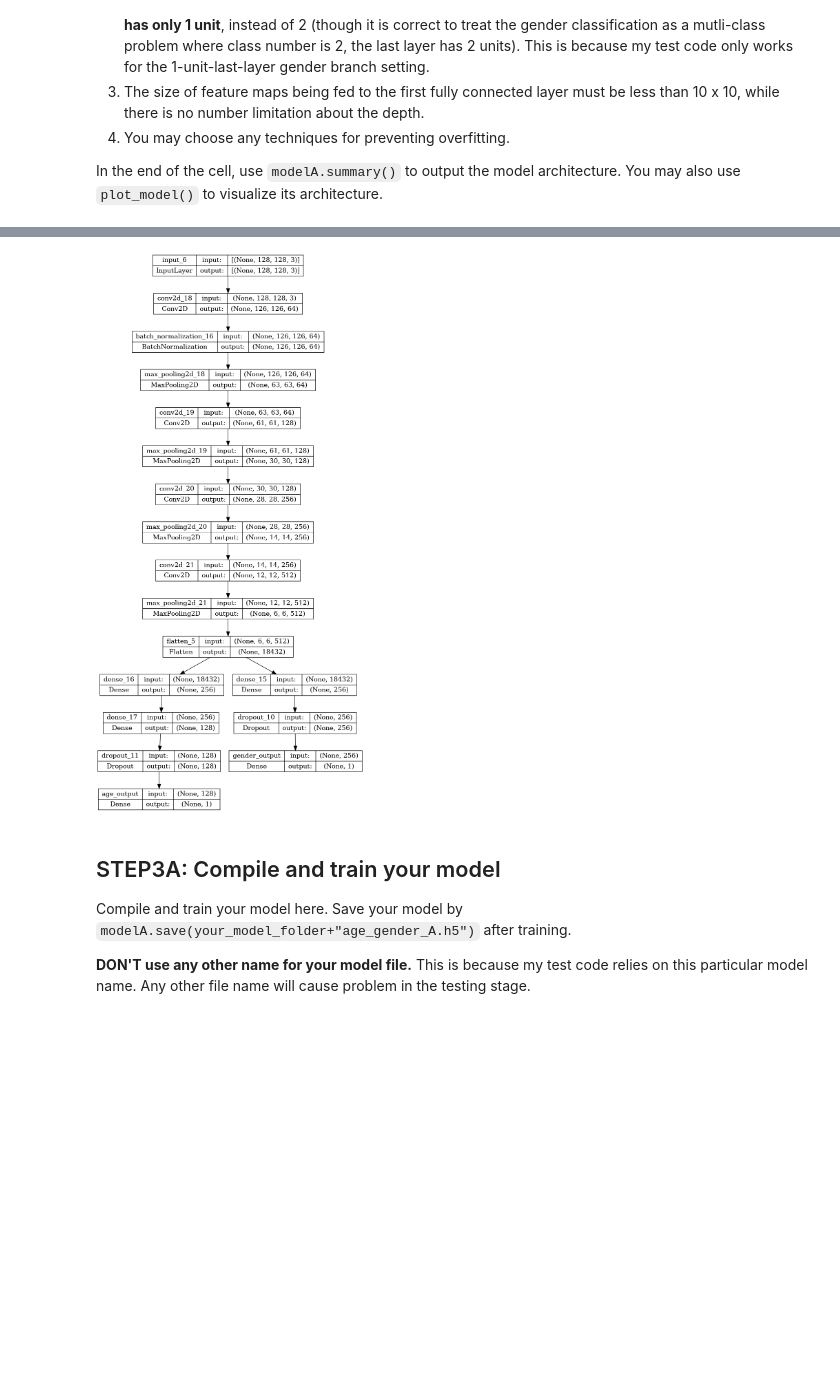
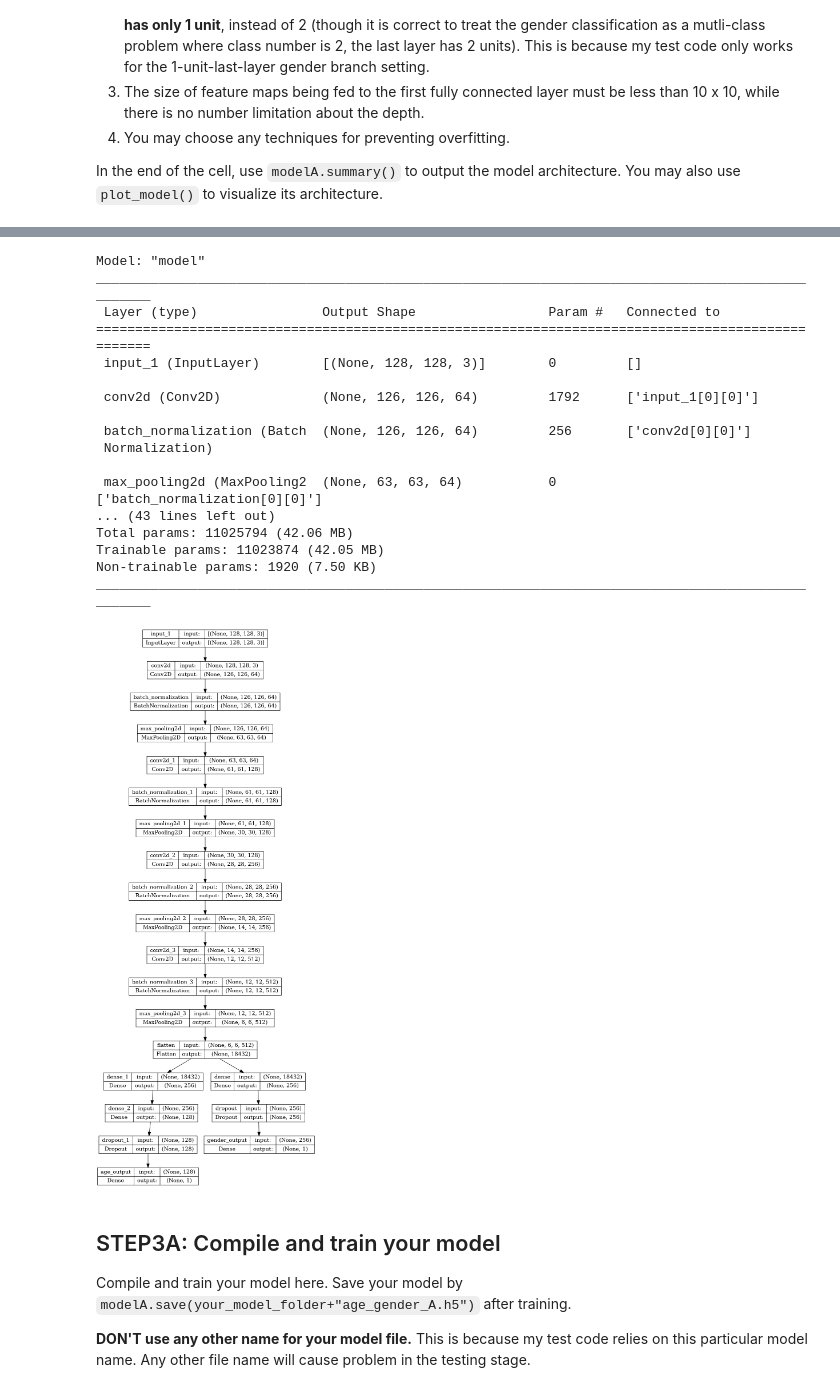
Before and after one commit to rwitobaansheikh/ML2_Coursework, a Jupyter notebook: age_gender_submit.ipynb, the cells around one changed output, grey strips where cells are left out. Saved outputs shown, nothing was run; the diff lists cells and outputs as text; code cells hidden in the pictures; blank space fills up the shorter version.

```diff
--- a/age_gender_submit.ipynb
+++ b/age_gender_submit.ipynb
@@ -182,15 +169,15 @@ X = MaxPooling2D((2, 2))(X)
 # X = MaxPooling2D((2, 2))(X)
 
 X = Conv2D(128, (3, 3), activation='relu')(X)
-#X = BatchNormalization(axis = -1)(X)
+X = BatchNormalization(axis = -1)(X)
 X = MaxPooling2D((2, 2))(X)
 
 X = Conv2D(256, (3, 3), activation='relu')(X)
-#X = BatchNormalization(axis = -1)(X)
+X = BatchNormalization(axis = -1)(X)
 X = MaxPooling2D((2, 2))(X)
 
 X = Conv2D(512, (3, 3), activation='relu')(X)
-#X = BatchNormalization(axis = -1)(X)
+X = BatchNormalization(axis = -1)(X)
 X = MaxPooling2D((2, 2))(X)
 
 X = Flatten()(X)
@@ -228,4 +212,21 @@ ________________________________________________________________________________
+Model: "model"
+__________________________________________________________________________________________________
+ Layer (type)                Output Shape                 Param #   Connected to
+==================================================================================================
+ input_1 (InputLayer)        [(None, 128, 128, 3)]        0         []
+
+ conv2d (Conv2D)             (None, 126, 126, 64)         1792      ['input_1[0][0]']
+
+ batch_normalization (Batch  (None, 126, 126, 64)         256       ['conv2d[0][0]']
+ Normalization)
+
+ max_pooling2d (MaxPooling2  (None, 63, 63, 64)           0         ['batch_normalization[0][0]']
+... (43 lines left out)
+Total params: 11025794 (42.06 MB)
+Trainable params: 11023874 (42.05 MB)
+Non-trainable params: 1920 (7.50 KB)
+__________________________________________________________________________________________________
-[figure, old version]
+[figure, new version]
 # %% [markdown]
 ## STEP3A: Compile and train your model
 Compile and train your model here.
```
Also changed, not shown: parts of 4 cells of this notebook, 1 other file.
